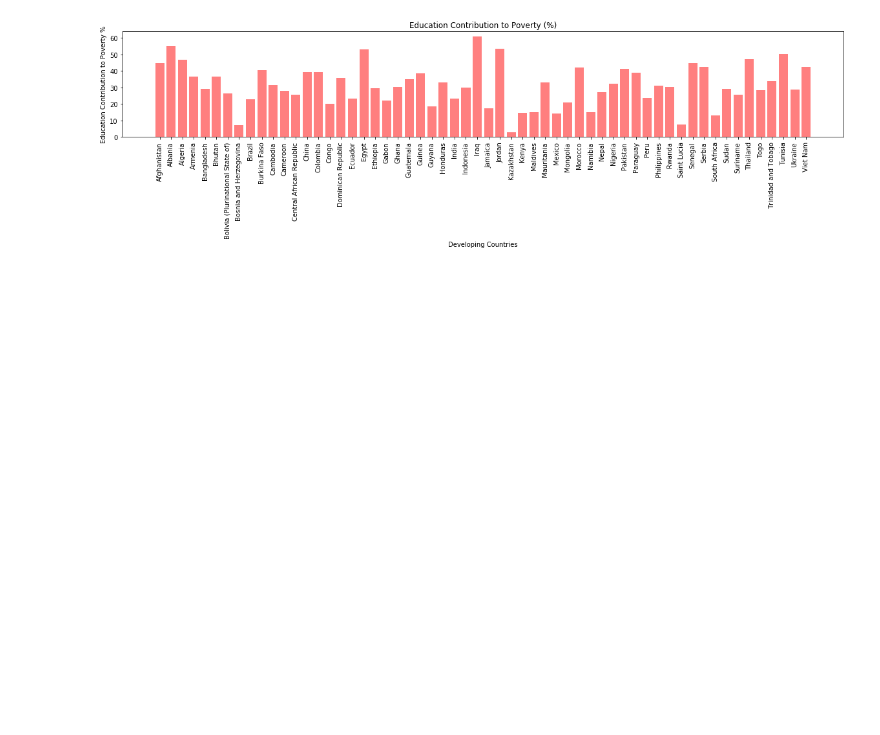
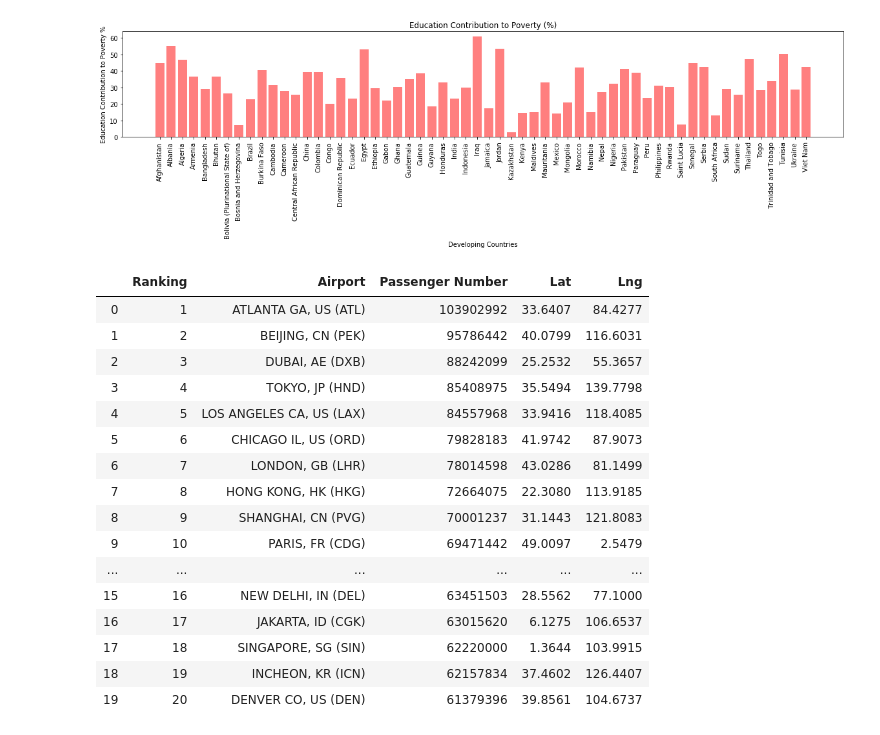
Before and after one commit to kyranduncan/project_1, a Jupyter notebook: Covid19 Socio Economic Impact.ipynb, the cells around one changed output. Cells and saved outputs as stored; diff of their text form; code cells hidden in the pictures; blank space fills up the shorter version.

Commit message:
uploading code and new airport file

```diff
--- a/Covid19 Socio Economic Impact.ipynb
+++ b/Covid19 Socio Economic Impact.ipynb
@@ -191,3 +212,27 @@ plt.ylabel("Education Contribution to Poverty %")
 # %% [output]
 Text(0, 0.5, 'Education Contribution to Poverty %')
 [figure]
+# %%
+# Read passenger airline travel file and store into Pandas data frame
+
+pass_summ = "2017_passenger_summary.csv"
+pass_summ_df = pd.read_csv(pass_summ)
+pass_summ_df
+# %% [output]
+|  | Ranking | Airport | Passenger Number | Lat | Lng |
+| 0 | 1 | ATLANTA GA, US (ATL) | 103902992 | 33.6407 | 84.4277 |
+| 1 | 2 | BEIJING, CN (PEK) | 95786442 | 40.0799 | 116.6031 |
+| 2 | 3 | DUBAI, AE (DXB) | 88242099 | 25.2532 | 55.3657 |
+| 3 | 4 | TOKYO, JP (HND) | 85408975 | 35.5494 | 139.7798 |
+| 4 | 5 | LOS ANGELES CA, US (LAX) | 84557968 | 33.9416 | 118.4085 |
+| 5 | 6 | CHICAGO IL, US (ORD) | 79828183 | 41.9742 | 87.9073 |
+| 6 | 7 | LONDON, GB (LHR) | 78014598 | 43.0286 | 81.1499 |
+| 7 | 8 | HONG KONG, HK (HKG) | 72664075 | 22.3080 | 113.9185 |
+| 8 | 9 | SHANGHAI, CN (PVG) | 70001237 | 31.1443 | 121.8083 |
+| 9 | 10 | PARIS, FR (CDG) | 69471442 | 49.0097 | 2.5479 |
+| ... | ... | ... | ... | ... | ... |
+| 15 | 16 | NEW DELHI, IN (DEL) | 63451503 | 28.5562 | 77.1000 |
+| 16 | 17 | JAKARTA, ID (CGK) | 63015620 | 6.1275 | 106.6537 |
+| 17 | 18 | SINGAPORE, SG (SIN) | 62220000 | 1.3644 | 103.9915 |
+| 18 | 19 | INCHEON, KR (ICN) | 62157834 | 37.4602 | 126.4407 |
+| 19 | 20 | DENVER CO, US (DEN) | 61379396 | 39.8561 | 104.6737 |
```
Also changed, not shown: parts of 12 cells of this notebook, 2 other files.
